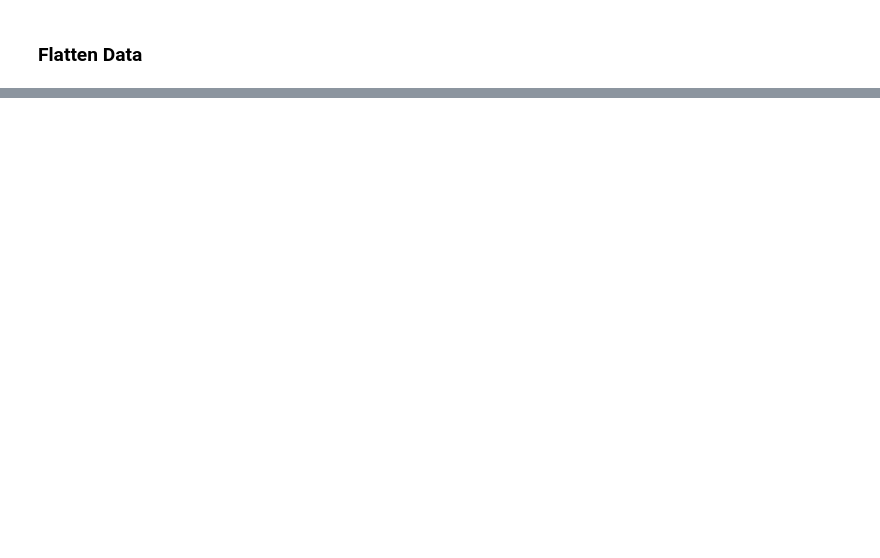
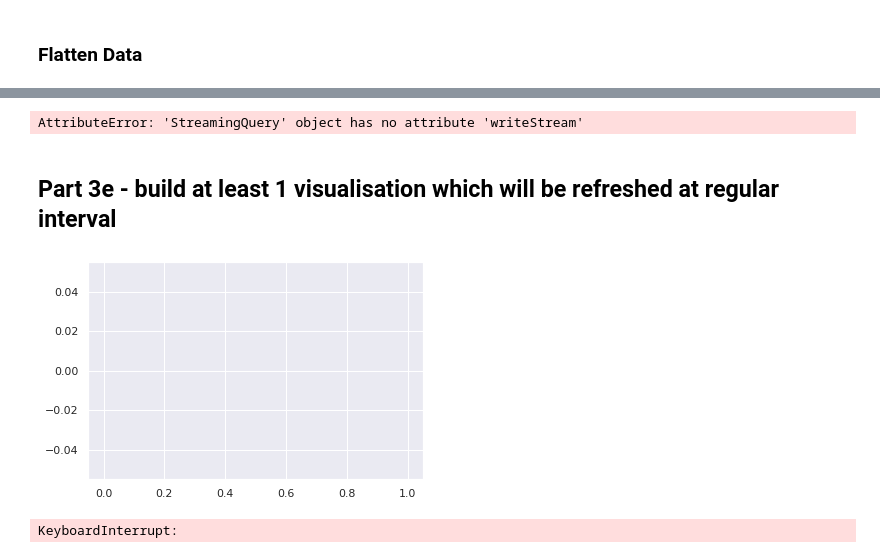
Before and after one commit to mark-brackenrig/bde-assignment-3, a Jupyter notebook: notebooks/Assignment_3_wip.ipynb, the cells around one changed output, grey strips where cells are left out. Cells and saved outputs as stored; diff of their text form; code cells hidden in the pictures; blank space fills up the shorter version.

Commit message:
part 3d

```diff
--- a/notebooks/Assignment_3_wip.ipynb
+++ b/notebooks/Assignment_3_wip.ipynb
@@ -404,0 +558,10 @@ stocktrades_stream.stop()
+# %%
+stocktrade_stream_df.writeStream \
+    .format("parquet") \
+    .option("header", True) \
+    .option("path", "big_data_eng/bde_lab_8/") \
+    .option("checkpointLocation", "checkpoint/data") \
+    .outputMode("append") \
+    .start()
+# %% [output]
+AttributeError: 'StreamingQuery' object has no attribute 'writeStream'
@@ -404,0 +570,2 @@ stocktrades_stream.stop()
+# %% [markdown]
+## Part 3e - build at least 1 visualisation which will be refreshed at regular interval
@@ -404,0 +576,9 @@ stocktrades_stream.stop()
+# %%
+while True:
+    clear_output(wait=True)
+    df = spark.sql('SELECT quantity,price, symbol FROM BUY_view WHERE price > 1000').toPandas()
+    plt.hist(df['quantity'] )
+    plt.pause(5)
+# %% [output]
+[figure, added]
+KeyboardInterrupt:
```
Also changed, not shown: parts of 36 cells of this notebook.
